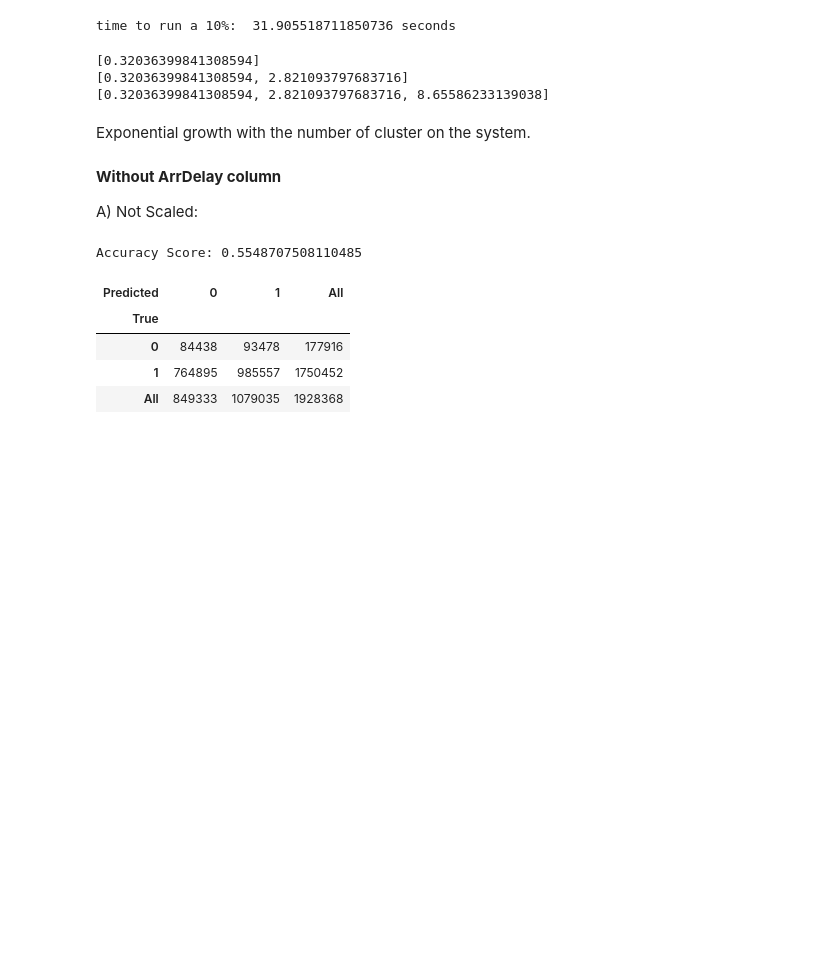
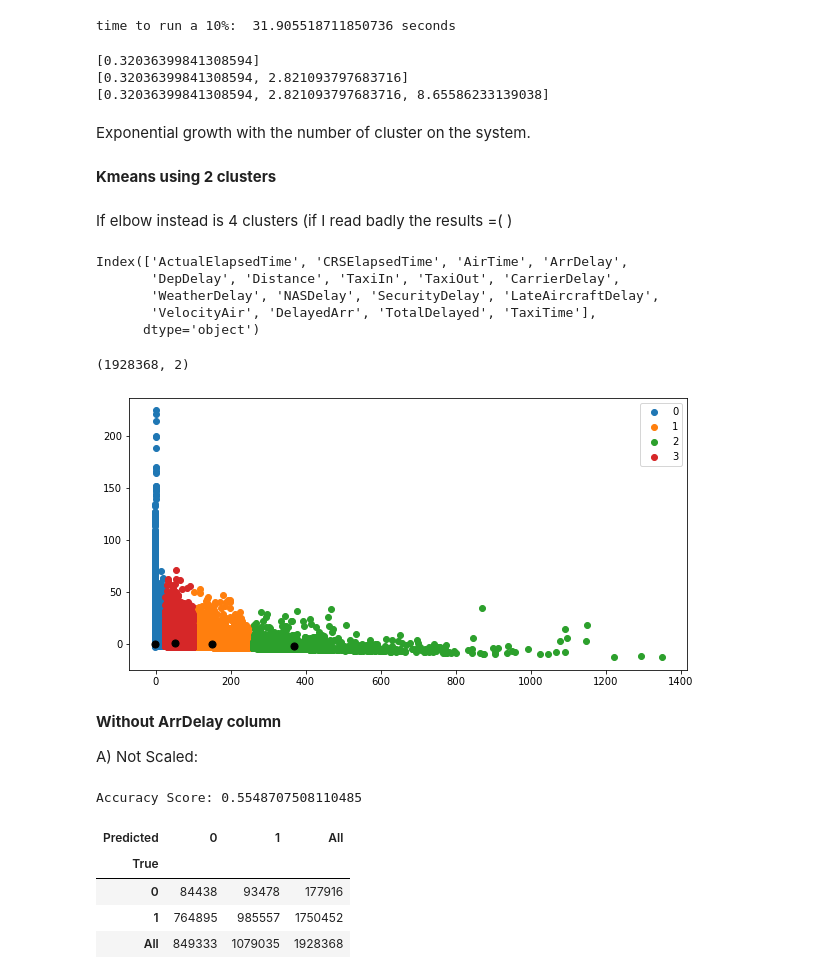
Before and after one commit to isaura-o/ITAcademia, a Jupyter notebook: Sprint11/S11T02_Supp_Material.ipynb, the cells around one changed output. Saved outputs shown, nothing was run; the diff lists cells and outputs as text; code cells hidden in the pictures; blank space fills up the shorter version.

```diff
--- a/Sprint11/S11T02_Supp_Material.ipynb
+++ b/Sprint11/S11T02_Supp_Material.ipynb
@@ -166,6 +166,46 @@ plt.show()
 predict = np.poly1d(p)
 num = 10
 predict(num)
+# %% [markdown]
+**Kmeans using 2 clusters**
+# %% [markdown]
+If elbow instead is 4 clusters (if I read badly the results =( )
+# %%
+# drop categorical features for later scaling
+df2.drop(['FlightNum', 'DateDep', 'DateCRSDep', 'DateArr', 'DateCRSArr', 'UCarrier_en', 'TailNum_en', 'Origin_en',
+         'Dest_en'], axis=1, inplace=True)
+df2.columns
+# %% [output]
+Index(['ActualElapsedTime', 'CRSElapsedTime', 'AirTime', 'ArrDelay',
+       'DepDelay', 'Distance', 'TaxiIn', 'TaxiOut', 'CarrierDelay',
+       'WeatherDelay', 'NASDelay', 'SecurityDelay', 'LateAircraftDelay',
+       'VelocityAir', 'DelayedArr', 'TotalDelayed', 'TaxiTime'],
+      dtype='object')
+# %%
+# reduces the system to a 2-d, do pipeline to reduce system:
+pipe1 = pipeline.Pipeline([('scaler', RobustScaler()), ('pca', PCA(n_components=2))])
+
+dpca = pipe1.fit_transform(df2)
+dpca.shape
+# %% [output]
+(1928368, 2)
+# %%
+# now we run KMeans:
+kmeans = KMeans(n_clusters=4, random_state=42).fit(dpca)
+label = kmeans.predict(dpca)
+# %%
+# graph with the labels:
+nlabels = np.unique(label)
+centroids = kmeans.cluster_centers_
+
+plt.figure(figsize=(10, 5))
+for i in nlabels:
+    plt.scatter(dpca[label == i , 0] , dpca[label == i , 1] , label = i)
+plt.scatter(centroids[:,0], centroids[:,1], s=50, color='k')
+plt.legend()
+plt.show()
+# %% [output]
+[figure, added]
 # %% [markdown]
 **Without ArrDelay column**
 
```
